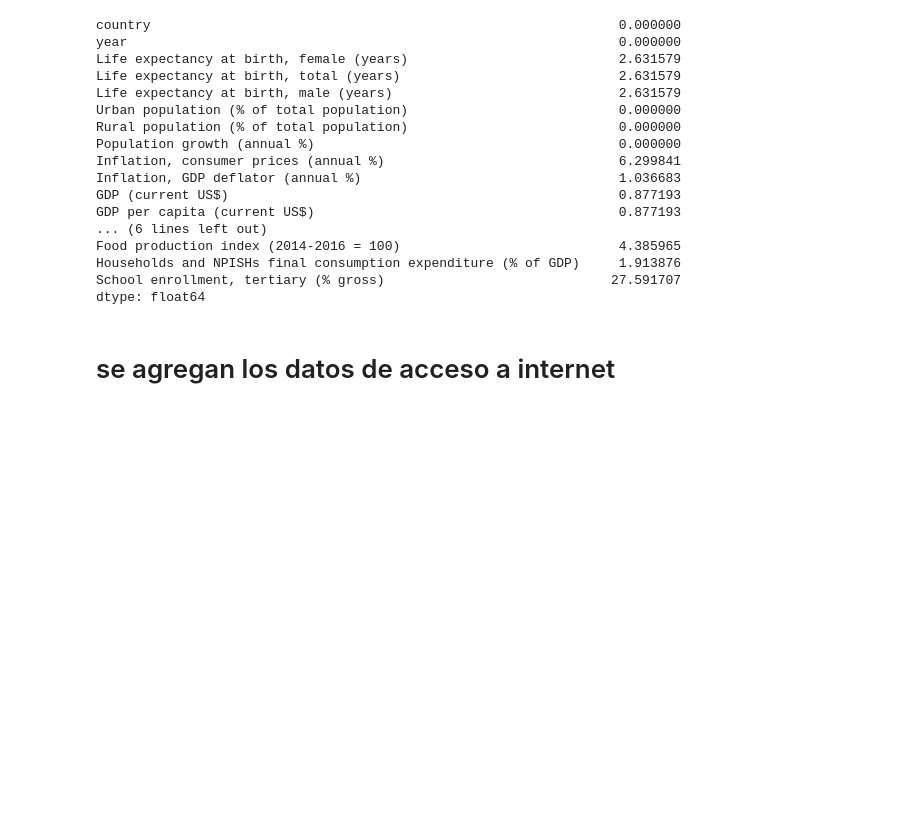
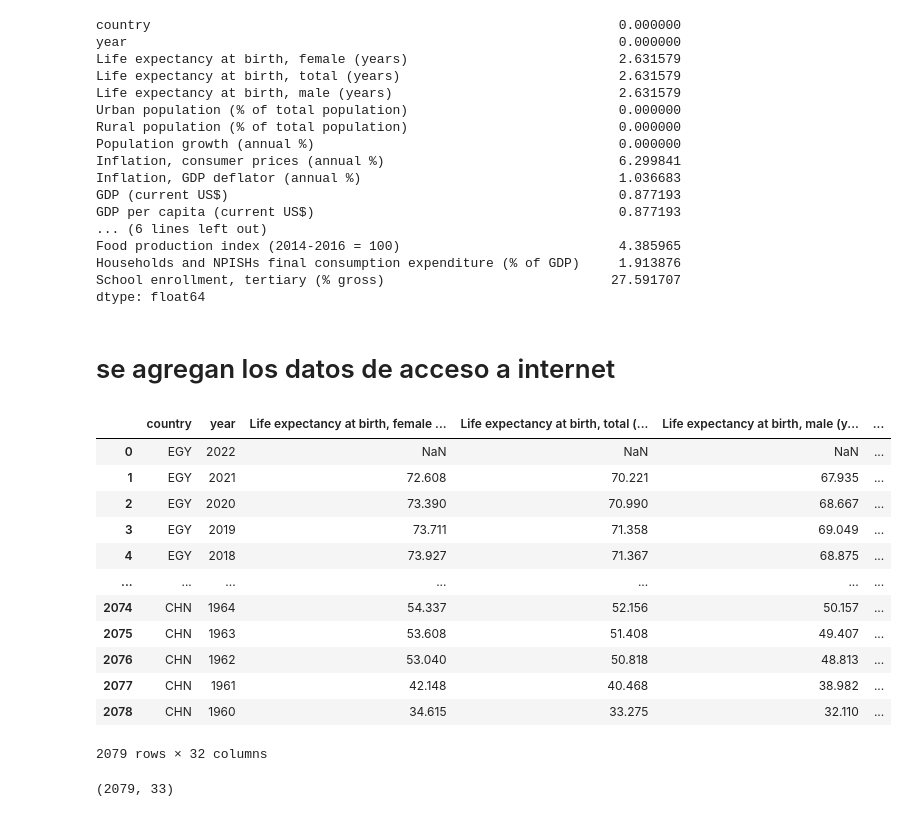
Before and after one commit to Lilsup99/indice_esperanza_vida, a Jupyter notebook: Proceso ETL/notebooks/ETL_Calidad_del_Dato.ipynb, the cells around one changed output. Saved outputs shown, nothing was run; the diff lists cells and outputs as text; code cells hidden in the pictures; blank space fills up the shorter version.

```diff
--- a/Proceso ETL/notebooks/ETL_Calidad_del_Dato.ipynb
+++ b/Proceso ETL/notebooks/ETL_Calidad_del_Dato.ipynb
@@ -692,6 +680,23 @@ School enrollment, tertiary (% gross)                             27.591707
 dtype: float64
 # %% [markdown]
 # se agregan los datos de acceso a internet
+# %%
+df = pd.read_csv('C:\\Users\ManVi\Desktop\Esperanza de vida\EDA\data_life.csv')
+df
+# %% [output]
+|  | country | year | Life expectancy at birth, female ... | Life expectancy at birth, total (... | Life expectancy at birth, male (y... | ... |
+| 0 | EGY | 2022 | NaN | NaN | NaN | ... |
+| 1 | EGY | 2021 | 72.608 | 70.221 | 67.935 | ... |
+| 2 | EGY | 2020 | 73.390 | 70.990 | 68.667 | ... |
+| 3 | EGY | 2019 | 73.711 | 71.358 | 69.049 | ... |
+| 4 | EGY | 2018 | 73.927 | 71.367 | 68.875 | ... |
+| ... | ... | ... | ... | ... | ... | ... |
+| 2074 | CHN | 1964 | 54.337 | 52.156 | 50.157 | ... |
+| 2075 | CHN | 1963 | 53.608 | 51.408 | 49.407 | ... |
+| 2076 | CHN | 1962 | 53.040 | 50.818 | 48.813 | ... |
+| 2077 | CHN | 1961 | 42.148 | 40.468 | 38.982 | ... |
+| 2078 | CHN | 1960 | 34.615 | 33.275 | 32.110 | ... |
+2079 rows × 32 columns
 # %%
 edata = pd.read_csv('datasets\Final.csv')
 edata = edata.rename(columns={'Code':'country', 'Year':'year'})
@@ -701,8 +706,9 @@ edata = edata.drop(columns=['Unnamed: 0','Entity','Cellular Subscription','No. o
 # Se incorpora los datos Internet Users(%) a df
 
 df = df.merge(edata, how='left', on=['country','year'])
-
 df.shape
+# %% [output]
+(2079, 33)
 # %%
 # Guardar el DataFrame en un archivo CSV con codificación UTF-8
 df.to_csv('datasets/indicadores_EVN.csv', encoding='utf-8', index=False)
```
Also changed, not shown: parts of 1 cell of this notebook.
